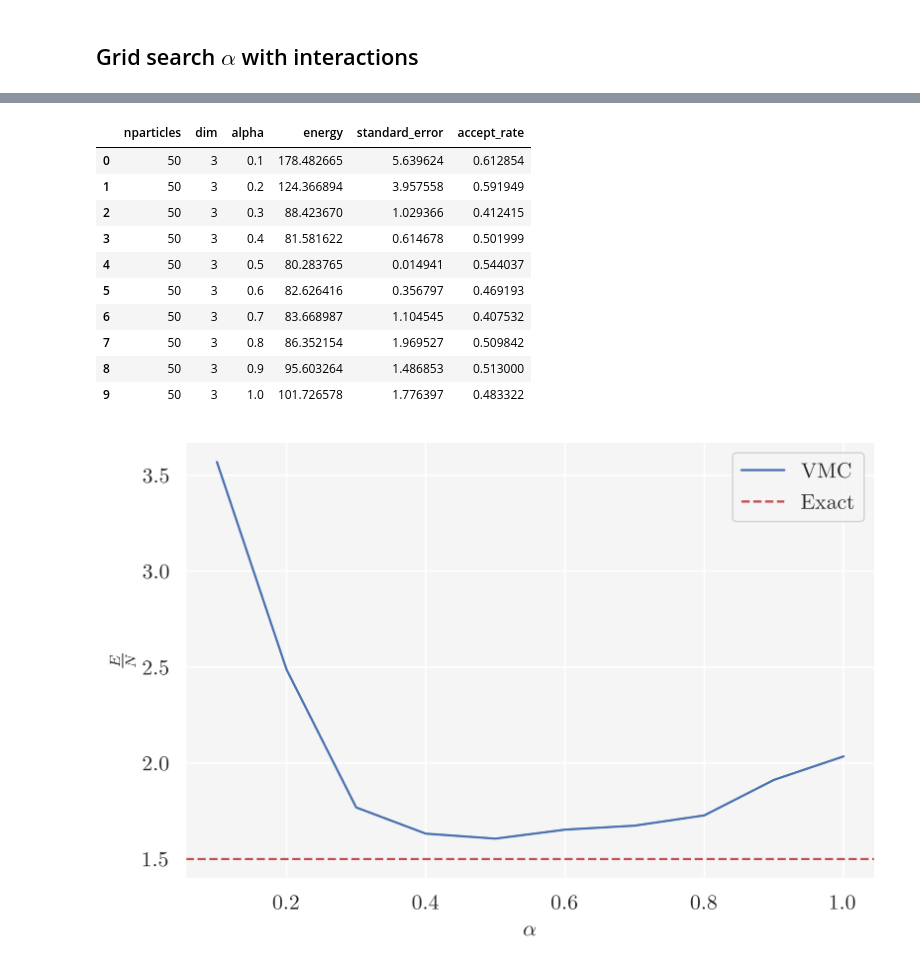
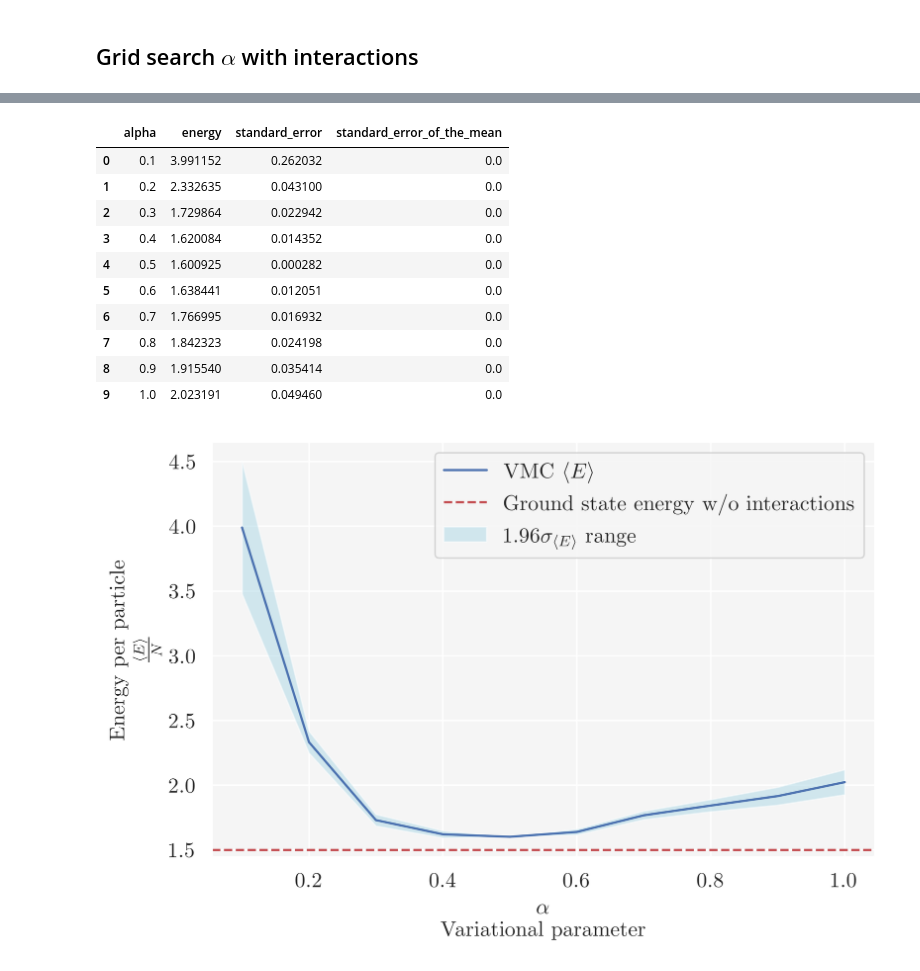
Before and after one commit to nicolossus/FYS4411-Project1, a Jupyter notebook: notebooks/Interactions_analysis.ipynb, the cells around one changed output, grey strips where cells are left out. Saved outputs shown, nothing was run; the diff lists cells and outputs as text; code cells hidden in the pictures.

```diff
--- a/notebooks/Interactions_analysis.ipynb
+++ b/notebooks/Interactions_analysis.ipynb
@@ -202,16 +308,9 @@ KeyboardInterrupt
 # %%
-df_N10 = pd.concat(results, ignore_index=True)
-mod_df_10 = df_N10
-#mod_df_10["energy"] = mod_df_10["energy"]/10.0
-energies = np.zeros(10)
-errors = np.zeros(10)
-for i, alpha in enumerate(alphas):
-    energies_alpha = mod_df_10["energy"][mod_df_10["alpha"]==alpha]
-    mean_energy = np.mean(energies_alpha)
-    print(mean_energy)
-    energies[i] = mean_energy
-    errors[i] = np.std(energies_alpha)
-print(energies)
-print(errors)
-df_N10
+N=10
+df_N10 = pd.concat(results_I_N10, ignore_index=True)
+df_means_N10 = get_mean_w_standard_error_grid_search(df_N10, alphas)
+df_means_N10["energy"] = df_means_N10["energy"]/N
+df_means_N10["standard_error"] = df_means_N10["standard_error"]/N
+df_means_N10["standard_error_of_the_mean"] = df_means_N10["standard_error_of_the_mean"]/N
+df_means_N10
 # %% [output]
@@ -336,31 +409,42 @@ Sampler elapsed time: 1441.9694294929504
 # %%
+N=50
 df_N50 = pd.concat(results_N50, ignore_index=True)
-df_N50
+df_means_N50 = get_mean_w_standard_error_grid_search(df_N50, alphas)
+df_means_N50["energy"] = df_means_N50["energy"]/N
+df_means_N50["standard_error"] = df_means_N50["standard_error"]/N
+df_means_N50["standard_error_of_the_mean"] = df_means_N50["standard_error_of_the_mean"]/N
+df_means_N50
 # %% [output]
-|  | nparticles | dim | alpha | energy | standard_error | accept_rate |
-| 0 | 50 | 3 | 0.1 | 178.482665 | 5.639624 | 0.612854 |
-| 1 | 50 | 3 | 0.2 | 124.366894 | 3.957558 | 0.591949 |
-| 2 | 50 | 3 | 0.3 | 88.423670 | 1.029366 | 0.412415 |
-| 3 | 50 | 3 | 0.4 | 81.581622 | 0.614678 | 0.501999 |
-| 4 | 50 | 3 | 0.5 | 80.283765 | 0.014941 | 0.544037 |
-| 5 | 50 | 3 | 0.6 | 82.626416 | 0.356797 | 0.469193 |
-| 6 | 50 | 3 | 0.7 | 83.668987 | 1.104545 | 0.407532 |
-| 7 | 50 | 3 | 0.8 | 86.352154 | 1.969527 | 0.509842 |
-| 8 | 50 | 3 | 0.9 | 95.603264 | 1.486853 | 0.513000 |
-| 9 | 50 | 3 | 1.0 | 101.726578 | 1.776397 | 0.483322 |
+|  | alpha | energy | standard_error | standard_error_of_the_mean |
+| 0 | 0.1 | 3.991152 | 0.262032 | 0.0 |
+| 1 | 0.2 | 2.332635 | 0.043100 | 0.0 |
+| 2 | 0.3 | 1.729864 | 0.022942 | 0.0 |
+| 3 | 0.4 | 1.620084 | 0.014352 | 0.0 |
+| 4 | 0.5 | 1.600925 | 0.000282 | 0.0 |
+| 5 | 0.6 | 1.638441 | 0.012051 | 0.0 |
+| 6 | 0.7 | 1.766995 | 0.016932 | 0.0 |
+| 7 | 0.8 | 1.842323 | 0.024198 | 0.0 |
+| 8 | 0.9 | 1.915540 | 0.035414 | 0.0 |
+| 9 | 1.0 | 2.023191 | 0.049460 | 0.0 |
 # %%
-mod_df_50 = df_N50
-mod_df_50["energy"] = mod_df_50["energy"]/50.0
+lower_bound_N50 = df_means_N50["energy"] - 1.96*df_means_N50["standard_error"]
+upper_bound_N50 = df_means_N50["energy"] + 1.96*df_means_N50["standard_error"]
 fig, ax = plt.subplots(figsize=(6, 4), tight_layout=True, dpi=200)
-sns.lineplot(data=mod_df_50, x="alpha", y="energy", ax=ax, label="VMC")
-ax.axhline(NI_exact_energy_50/50.0, ls='--', color='r', label='Exact')
-ax.set(xlabel=r'$\alpha$', ylabel=r'$\frac{E}{N}$')
+sns.lineplot(data=df_means_N50, x="alpha", y="energy", ax=ax, label=r'VMC $\langle E\rangle$')
+ax.fill_between(df_means_N50["alpha"], lower_bound_N50, upper_bound_N50, facecolor='lightblue', alpha=0.5,
+                label=r'$1.96\sigma_{\langle E\rangle}$ range')
+ax.axhline(1.5, ls='--', color='r', label='Ground state energy w/o interactions')
+tex_xlabel = '\n'.join((r'$\alpha$',
+                      'Variational parameter'))
+tex_ylabel = '\n'.join(('Energy per particle',
+                        r'$\frac{\langle E\rangle}{N}$'))
+ax.set(xlabel=tex_xlabel, ylabel=tex_ylabel)
 ax.legend()
 plt.show()
 
 fig.savefig(fig_path("grid_search_analytical_w_interactions_N_50.pdf"), bbox_inches='tight')
 # %% [output]
-[figure, old version]
+[figure, new version]
 # %%
 N = 100
 dim = 3
```
Also changed, not shown: parts of 14 cells of this notebook, 17 other files.
